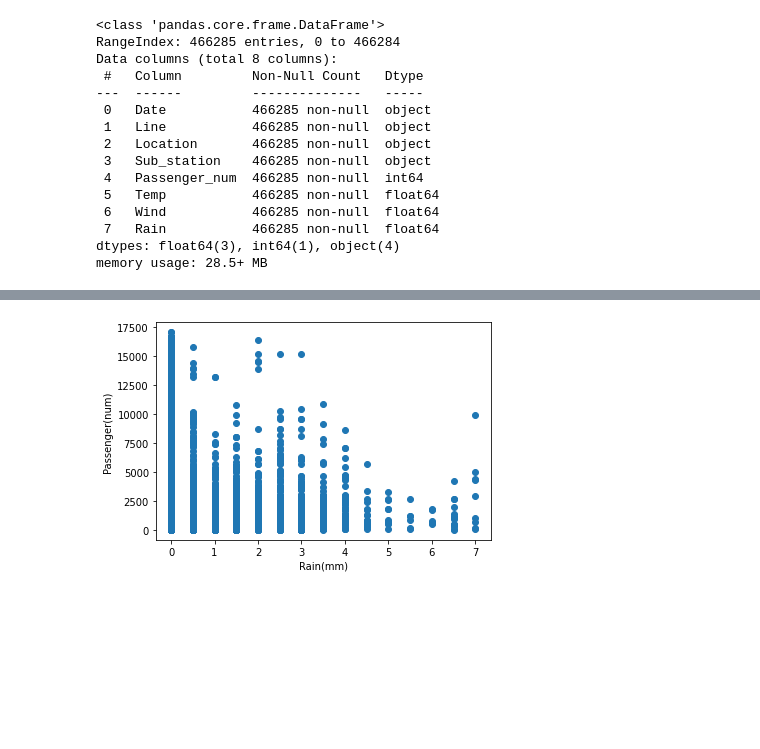
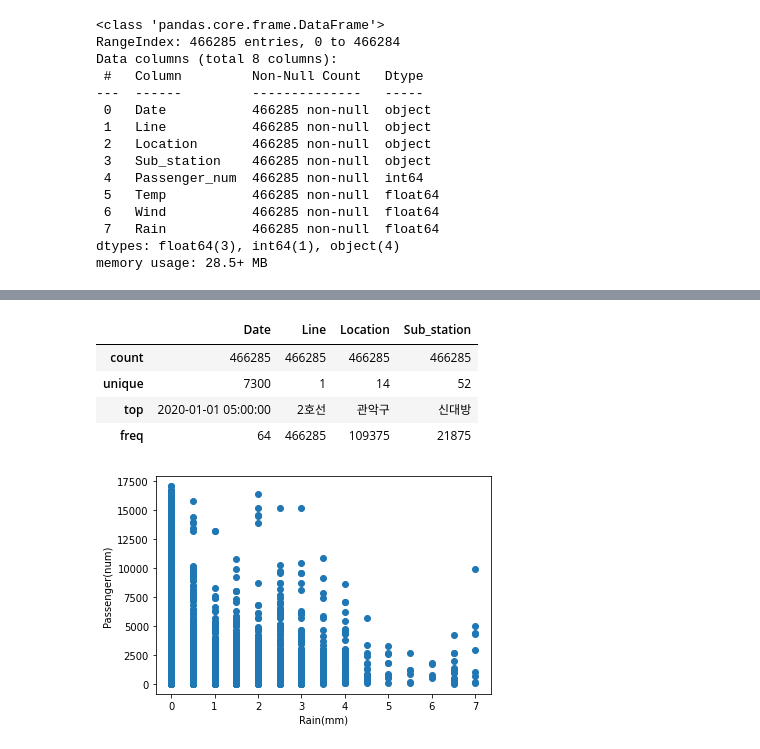
Before and after one commit to HyeongSeok-Park/Academy_Second_Project, a Jupyter notebook: 데이터 전처리 및 시각화.ipynb, the cells around one changed output, grey strips where cells are left out. Saved outputs shown, nothing was run; the diff lists cells and outputs as text; code cells hidden in the pictures; blank space fills up the shorter version.

```diff
--- a/데이터 전처리 및 시각화.ipynb
+++ b/데이터 전처리 및 시각화.ipynb
@@ -613,3 +668,11 @@ memory usage: 28.5+ MB
+# %%
+total_data.describe(include = 'O')
+# %% [output]
+|  | Date | Line | Location | Sub_station |
+| count | 466285 | 466285 | 466285 | 466285 |
+| unique | 7300 | 1 | 14 | 52 |
+| top | 2020-01-01 05:00:00 | 2호선 | 관악구 | 신대방 |
+| freq | 64 | 466285 | 109375 | 21875 |
 # %%
 location = total_data[['위치']]
 input_location = np.array(location)
```
Also changed, not shown: parts of 6 cells of this notebook.
